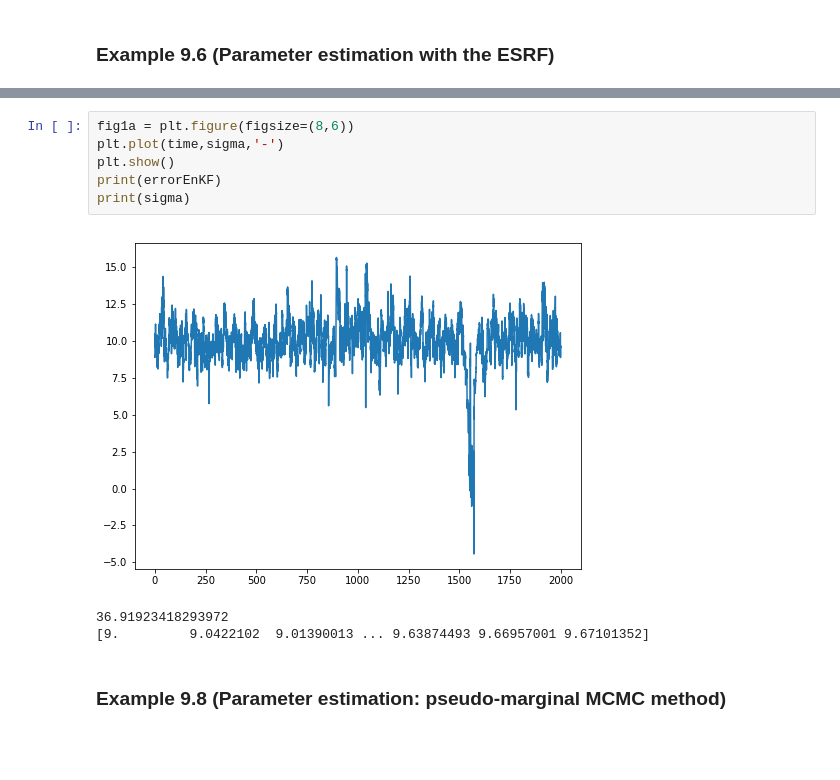
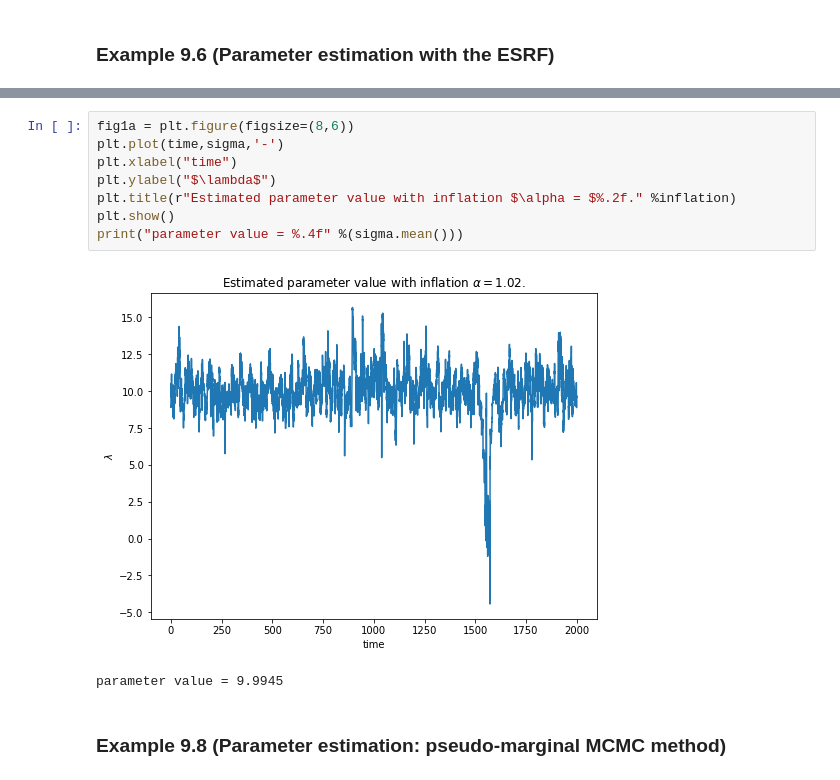
Before and after one commit to ray-chew/probabilistic_forecasting_examples, a Jupyter notebook: Chapter 9.ipynb, the cells around one changed output, grey strips where cells are left out. Saved outputs shown, nothing was run; the diff lists cells and outputs as text; blank space fills up the shorter version.

```diff
--- a/Chapter 9.ipynb
+++ b/Chapter 9.ipynb
@@ -324,12 +339,13 @@ errorEnKF = np.sqrt(errorEnKF / (i-CAL))
 # %%
 fig1a = plt.figure(figsize=(8,6))
 plt.plot(time,sigma,'-')
+plt.xlabel("time")
+plt.ylabel("$\lambda$")
+plt.title(r"Estimated parameter value with inflation $\alpha = $%.2f." %inflation)
 plt.show()
-print(errorEnKF)
-print(sigma)
+print("parameter value = %.4f" %(sigma.mean()))
 # %% [output]
-[figure, old version]
+[figure, new version]
-36.91923418293972
-[9.         9.0422102  9.01390013 ... 9.63874493 9.66957001 9.67101352]
+parameter value = 9.9945
 # %% [markdown]
 ### Example 9.8 (Parameter estimation: pseudo-marginal MCMC method)
```
Also changed, not shown: parts of 1 cell of this notebook.
